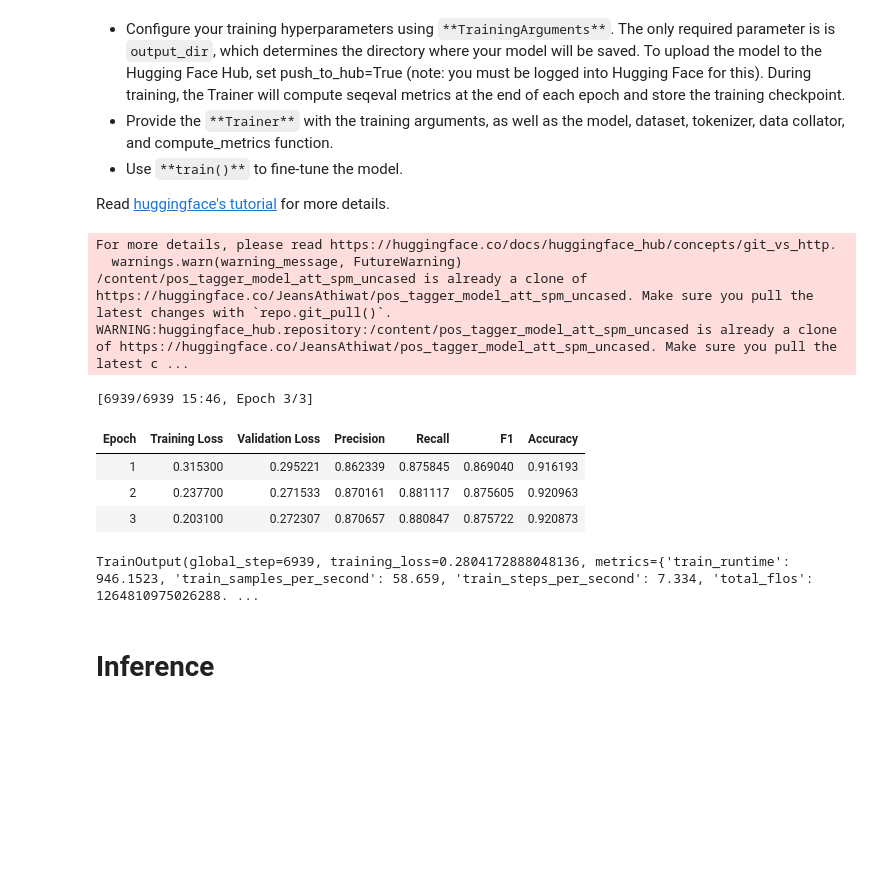
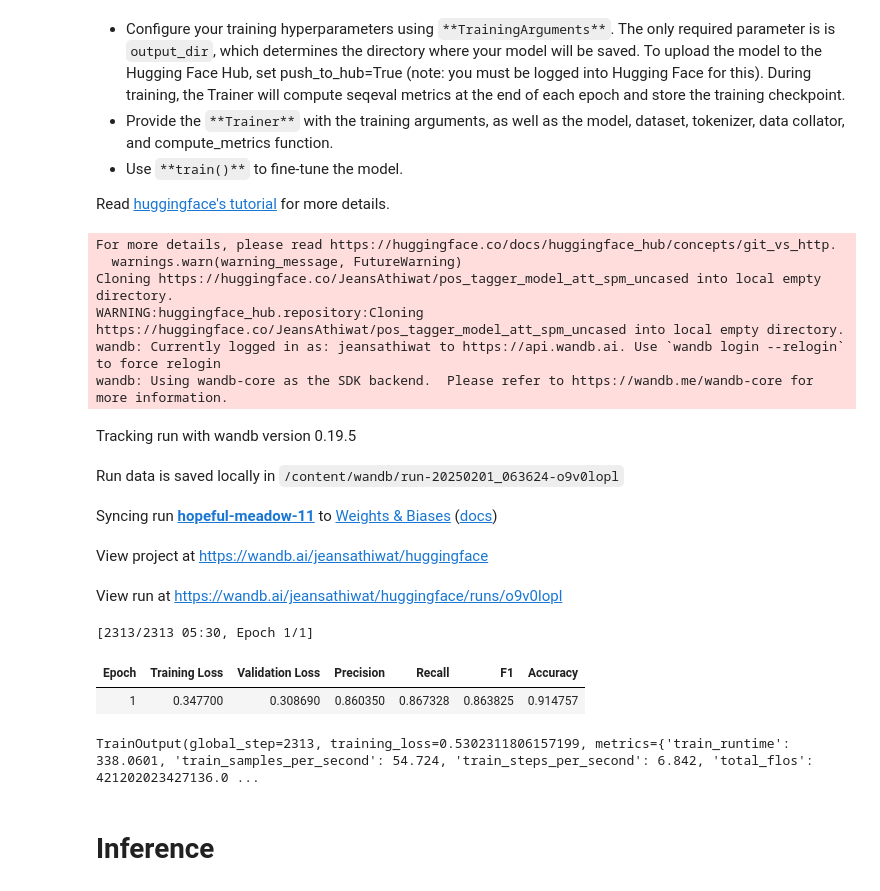
Before and after one commit to JeansAthiwat/NLP_NoScope, a Jupyter notebook: codes/L4_Token_Classification/HW_4_POS_Tagging_with_HuggingFace_for_student.ipynb, the cells around one changed output. Drawn from its saved outputs; the diff is of its cells as text; code cells hidden in the pictures; blank space fills up the shorter version.

```diff
--- a/codes/L4_Token_Classification/HW_4_POS_Tagging_with_HuggingFace_for_student.ipynb
+++ b/codes/L4_Token_Classification/HW_4_POS_Tagging_with_HuggingFace_for_student.ipynb
@@ -580,27 +542,25 @@ labels : [-100, 25, 39, 26, 26, 5, 37, 37, 26, 26, 26, 26, -100, 26, 26, 26, -10
 # %% [markdown]
 ### MY TEST
 # %%
-print(tokenized_orchid["train"]['tokens'][0][0])
-for example in tokenized_orchid["train"]:
-    for token in example['tokens']:
-      # print(token)
-      if not isinstance(token, str):
-          print(token)
-    for label in example['labels']:
-        # print(label)
-        if not isinstance(label, int):
-            print(label)
-        # else:
-        #     print("sex: ",label)
-    for label in example['labels']:
-        if not isinstance(label, int):
-            print(label)
-    if example["labels"] is None:
-        print("Found None labels:", example)
-    elif len(example["tokens"]) != len(example["labels"]):
-        print(f"Mismatch: Tokens ({len(example['tokens'])}) vs Labels ({len(example['labels'])})")
-    elif len(example["tokens"]) != len(example["labels"]):
-        print(f"Mismatch: Tokens ({len(example['tokens'])}) vs Labels ({len(example['labels'])})")
+# print(tokenized_orchid["train"]['tokens'][0][0])
+# for example in tokenized_orchid["train"]:
+#     for token in example['tokens']:
+#       # print(token)
+#       if not isinstance(token, str):
+#           print(token)
+#     for label in example['labels']:
+#         # print(label)
+#         if not isinstance(label, int):
+#             print(label)
+#     for label in example['labels']:
+#         if not isinstance(label, int):
+#             print(label)
+#     if example["labels"] is None:
+#         print("Found None labels:", example)
+#     elif len(example["tokens"]) != len(example["labels"]):
+#         print(f"Mismatch: Tokens ({len(example['tokens'])}) vs Labels ({len(example['labels'])})")
+#     elif len(example["tokens"]) != len(example["labels"]):
+#         print(f"Mismatch: Tokens ({len(example['tokens'])}) vs Labels ({len(example['labels'])})")
 # %% [output]
 <s>
 # %% [markdown]
@@ -765,37 +725,42 @@ Read [huggingface's tutorial](https://huggingface.co/docs/transformers/en/tasks/
 # %%
 training_args = TrainingArguments(
     output_dir="pos_tagger_model_att_spm_uncased",
     learning_rate=2e-5,
-    num_train_epochs=3,
+    num_train_epochs=1,
     weight_decay=0.01,
     evaluation_strategy="epoch",
     save_strategy="epoch",
     load_best_model_at_end=True,
     push_to_hub=True,
 )
 
 trainer = Trainer(
     model=model,
     args=training_args,
     train_dataset=tokenized_orchid["train"],
     eval_dataset=tokenized_orchid["test"],
     tokenizer=tokenizer,
     data_collator=data_collator,
     compute_metrics=compute_metrics,
 )
 
 trainer.train()
 # %% [output]
 For more details, please read https://huggingface.co/docs/huggingface_hub/concepts/git_vs_http.
   warnings.warn(warning_message, FutureWarning)
-/content/pos_tagger_model_att_spm_uncased is already a clone of https://huggingface.co/JeansAthiwat/pos_tagger_model_att_spm_uncased. Make sure you pull the latest changes with `repo.git_pull()`.
-WARNING:huggingface_hub.repository:/content/pos_tagger_model_att_spm_uncased is already a clone of https://huggingface.co/JeansAthiwat/pos_tagger_model_att_spm_uncased. Make sure you pull the latest c ...
+Cloning https://huggingface.co/JeansAthiwat/pos_tagger_model_att_spm_uncased into local empty directory.
+WARNING:huggingface_hub.repository:Cloning https://huggingface.co/JeansAthiwat/pos_tagger_model_att_spm_uncased into local empty directory.
+wandb: Currently logged in as: jeansathiwat to https://api.wandb.ai. Use `wandb login --relogin` to force relogin
+wandb: Using wandb-core as the SDK backend.  Please refer to https://wandb.me/wandb-core for more information.
+Tracking run with wandb version 0.19.5
+Run data is saved locally in /content/wandb/run-20250201_063624-o9v0lopl
+Syncing run hopeful-meadow-11 to Weights & Biases (docs)
+View project at https://wandb.ai/jeansathiwat/huggingface
+View run at https://wandb.ai/jeansathiwat/huggingface/runs/o9v0lopl
-[6939/6939 15:46, Epoch 3/3]
+[2313/2313 05:30, Epoch 1/1]
 | Epoch | Training Loss | Validation Loss | Precision | Recall | F1 | Accuracy |
-| 1 | 0.315300 | 0.295221 | 0.862339 | 0.875845 | 0.869040 | 0.916193 |
-| 2 | 0.237700 | 0.271533 | 0.870161 | 0.881117 | 0.875605 | 0.920963 |
-| 3 | 0.203100 | 0.272307 | 0.870657 | 0.880847 | 0.875722 | 0.920873 |
+| 1 | 0.347700 | 0.308690 | 0.860350 | 0.867328 | 0.863825 | 0.914757 |
-TrainOutput(global_step=6939, training_loss=0.2804172888048136, metrics={'train_runtime': 946.1523, 'train_samples_per_second': 58.659, 'train_steps_per_second': 7.334, 'total_flos': 1264810975026288. ...
+TrainOutput(global_step=2313, training_loss=0.5302311806157199, metrics={'train_runtime': 338.0601, 'train_samples_per_second': 54.724, 'train_steps_per_second': 6.842, 'total_flos': 421202023427136.0 ...
 # %% [markdown]
 # Inference
 # %% [markdown]
```
Also changed, not shown: parts of 19 cells of this notebook.
